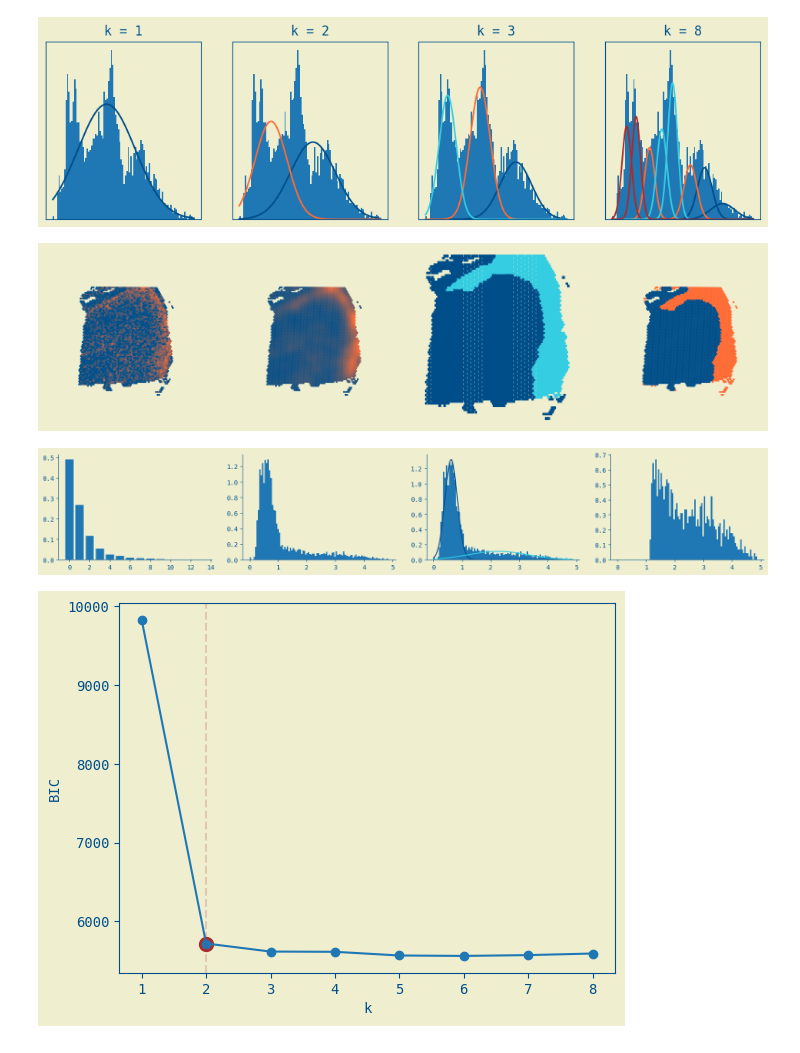
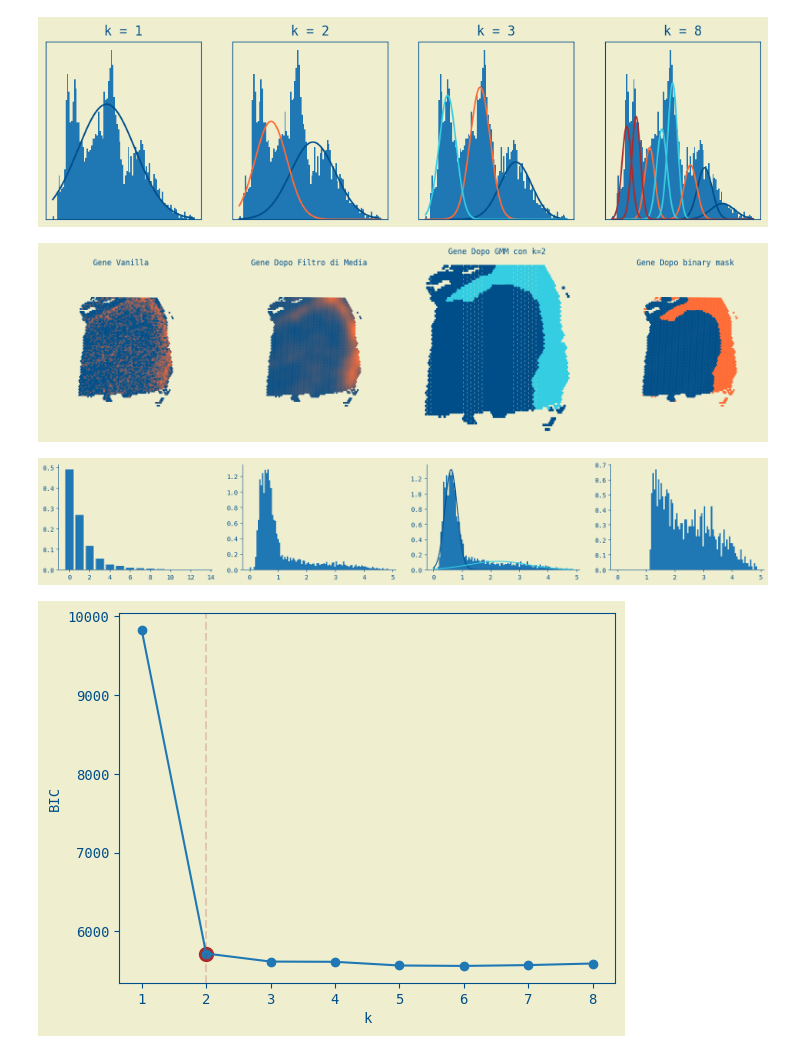
Before and after one commit to Cero1998/Tesi_Cerinelli, a Jupyter notebook: progetto_spunto/progetto/bar_hist.ipynb, the cells around one changed output. Saved outputs shown, nothing was run; the diff lists cells and outputs as text; code cells hidden in the pictures.

Commit message:
Push: Undertstood and commented Pipeline points 1,2,3

```diff
--- a/progetto_spunto/progetto/bar_hist.ipynb
+++ b/progetto_spunto/progetto/bar_hist.ipynb
@@ -661,6 +674,8 @@ plt.show()
 # %% [output]
 [figure]
 # %%
+#PRIMO CASO DI PIPELINE (MANCA HDBSCAN, MA AL 25/09/2025 AL PROF BASTA FINO A QUA)
+
 f1, cs_axs   = plt.subplots(1, 4, figsize=(20, 5))
 f2, dist_axs = plt.subplots(1, 4, figsize=(20, 3))
 
@@ -678,18 +693,17 @@ gdata   = get_gene_data(scdata, gene_id).astype(int)
 
 ### AX 1
 plot_scatter_square(np.log(gdata+1), ax=cs_axs[0])
-
+cs_axs[0].set_title("Gene Vanilla")
 bins  = np.bincount(gdata)/len(gdata)
 count = np.arange(np.max(gdata)+1)
 
 dist_axs[0].bar(count, bins)
-
 ### AX 2
 gdata = opt_mean_filter_iterated(gdata, 10)
 
 plot_scatter_square(gdata, ax=cs_axs[1])
 dist_axs[1].hist(gdata, bins=100, density=True)
-
+cs_axs[1].set_title("Gene Dopo Filtro di Media")
 
 ### AX 3
 
@@ -697,8 +711,8 @@ mink = 1
 maxk = 8
 x    = np.arange(mink, maxk+1)
 
-bics = gmm_BIC(gdata, mink, maxk)
-k    = find_knee(x, bics)
+bics = gmm_BIC(gdata, mink, maxk) #Fammi il fit con k che va da 1 a 8 e calcolami il BIC per ogni k
+k    = find_knee(x, bics) # per ogni k ora ho un Bic di quel k. dammi la k ottimale
 
 # plot_scatter_square(gdata, ax=cs_axs[2])
 # plot_hist_and_MoG(gdata, k, dist_axs[2])
@@ -727,35 +741,36 @@ n, b, _ = dist_axs[2].hist(gdata, bins=100, density=True)
 labels = gmm.predict(data)
 
 #order = order[order]
 clrs   = [colors[order[l]] for l in labels]
 
 cs_axs[2].scatter(index_to_cart[:, 0], index_to_cart[:, 1], marker="s", s=9, c=clrs)
 cs_axs[2].set_aspect("equal")
 cs_axs[2].axis('off')
-
+cs_axs[2].set_title("Gene Dopo GMM con k="+str(k))
 ### AX 4
 
 mus, stds = fit_MoG(gdata, k)
 m, v      = smallest_dist(mus, stds)
 
 #pgdata = expansion_filter_iterated((gdata>(m+1.5*v)).astype(int), 10)
 
 pgdata = expansion_filter_iterated((gdata>1.2).astype(int), 10)
 
 
 min_label = np.argmin(mus)
 
 plot_scatter_square(pgdata, ax=cs_axs[3])
 dist_axs[3].hist(gdata[labels!=min_label], bins=b, density=True)
+cs_axs[3].set_title("Gene Dopo binary mask")
 
 f1.savefig("presentazione/phase3_ex3_sc", dpi=1000)
 f2.savefig("presentazione/phase3_ex3_ds", dpi=1000)
 
 # 9831, 3276, 13839
 
 plt.show()
 # %% [output]
-[figure, old version]
+[figure, new version]
 [figure]
 # %%
 mink = 1
```
Also changed, not shown: parts of 7 cells of this notebook, 53 other files.
